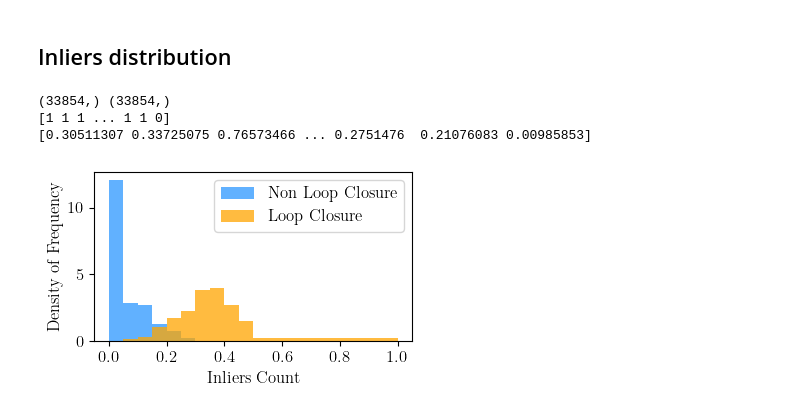
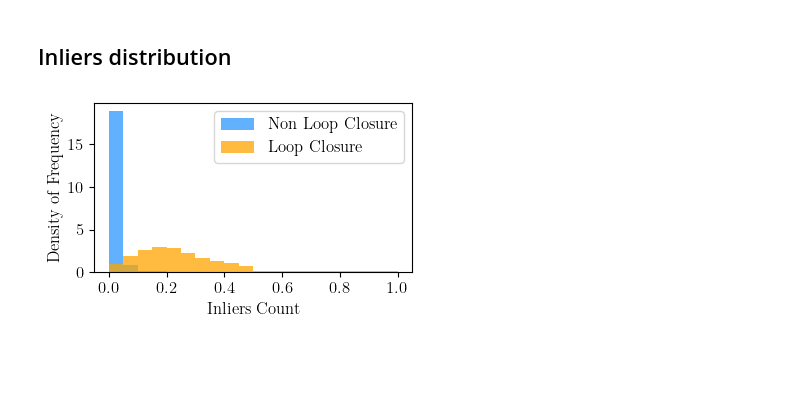
Before and after one commit to jarvisyjw/GV-Bench, a Jupyter notebook: plot_data.ipynb, the cells around one changed output. Drawn from its saved outputs; the diff is of its cells as text; code cells hidden in the pictures; blank space fills up the shorter version.

```diff
--- a/plot_data.ipynb
+++ b/plot_data.ipynb
@@ -5,12 +5,9 @@
 # %%
 from viz import viz_inliers_distribution
 from pathlib import Path
 from matplotlib import pyplot as plt
-exp_logs = Path('dataset/exp_seq/weather_superpoint_max_superglue.npy')
+exp_logs = Path('dataset/exps/day_superpoint_max_superglue.npy')
 viz_inliers_distribution(exp_logs)
 plt.show()
 # %% [output]
-(33854,) (33854,)
-[1 1 1 ... 1 1 0]
-[0.30511307 0.33725075 0.76573466 ... 0.2751476  0.21076083 0.00985853]
-[figure, old version]
+[figure, new version]
```
Also changed, not shown: parts of 4 cells of this notebook, 2 other files.
